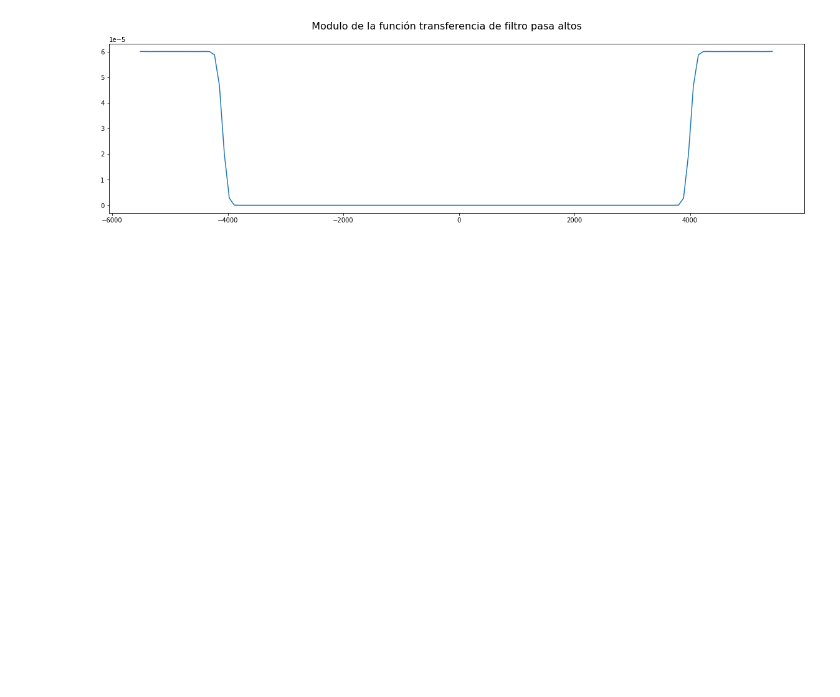
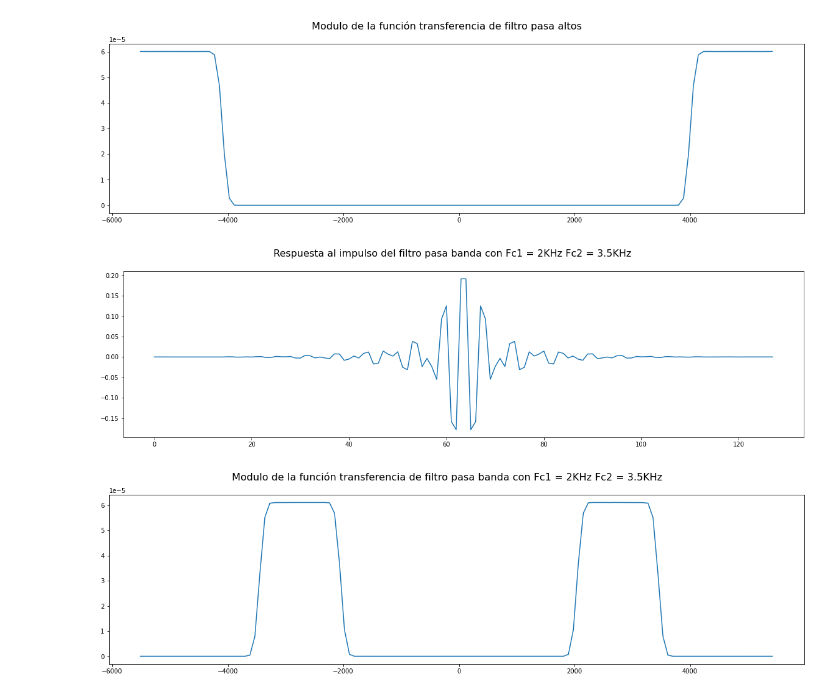
Before and after one commit to davidbro-in/pds-fir-pipeline, a Jupyter notebook: notebooks/fir.ipynb, the cells around one changed output. Saved outputs shown, nothing was run; the diff lists cells and outputs as text; code cells hidden in the pictures; blank space fills up the shorter version.

Commit message:
Se agrega un pasa banda y elimina banda

```diff
--- a/notebooks/fir.ipynb
+++ b/notebooks/fir.ipynb
@@ -51,3 +51,20 @@ signalAxes, = plt.plot(f, circularHData)
 # %% [output]
 [figure]
 [figure]
+# %%
+bandpass = [0,-0,-0,0,0,0,3.052e-05,-6.104e-05,-6.104e-05,9.155e-05,6.104e-05,-6.104e-05,-0,-9.155e-05,-0.0001526,0.0003662,0.0003357,-0.0004883,-0.0002747,0.0001221,-0.0001831,0.0006714,0.000824,-0.001434,-0.00116,0.001312,0.0005188,0.0002747,0.001129,-0.002625,-0.002777,0.003937,0.002838,-0.002319,-0.0001831,-0.00238,-0.004181,0.007385,0.007172,-0.00827,-0.005188,0.002228,-0.002563,0.008698,0.01202,-0.01712,-0.01553,0.0145,0.006897,0.002167,0.01251,-0.02521,-0.0314,0.03802,0.03268,-0.02362,-0.00351,-0.02396,-0.05502,0.09314,0.1248,-0.1581,-0.1781,0.1912,0.1912,-0.1781,-0.1581,0.1248,0.09314,-0.05502,-0.02396,-0.00351,-0.02362,0.03268,0.03802,-0.0314,-0.02521,0.01251,0.002167,0.006897,0.0145,-0.01553,-0.01712,0.01202,0.008698,-0.002563,0.002228,-0.005188,-0.00827,0.007172,0.007385,-0.004181,-0.00238,-0.0001831,-0.002319,0.002838,0.003937,-0.002777,-0.002625,0.001129,0.0002747,0.0005188,0.001312,-0.00116,-0.001434,0.000824,0.0006714,-0.0001831,0.0001221,-0.0002747,-0.0004883,0.0003357,0.0003662,-0.0001526,-9.155e-05,-0,-6.104e-05,6.104e-05,9.155e-05,-6.104e-05,-6.104e-05,3.052e-05,0,0,0,-0,-0,0]
+
+fig = plt.figure(figsize=(20, 5))
+fig.suptitle("Respuesta al impulso del filtro pasa banda con Fc1 = 2KHz Fc2 = 3.5KHz", fontsize=16)
+signalAxes, = plt.plot(bandpass)
+
+HData  = np.fft.fft(bandpass)
+circularHData = np.abs(np.fft.fftshift(HData/len(bandpass)))**2
+f = np.arange(-fs/2, fs/2, fs/len(bandpass))
+
+fig = plt.figure(figsize=(20, 5))
+fig.suptitle(" Modulo de la función transferencia de filtro pasa banda con Fc1 = 2KHz Fc2 = 3.5KHz", fontsize=16)
+signalAxes, = plt.plot(f, circularHData)
+# %% [output]
+[figure, added]
+[figure, added]
```
Also changed, not shown: parts of 1 cell of this notebook.
